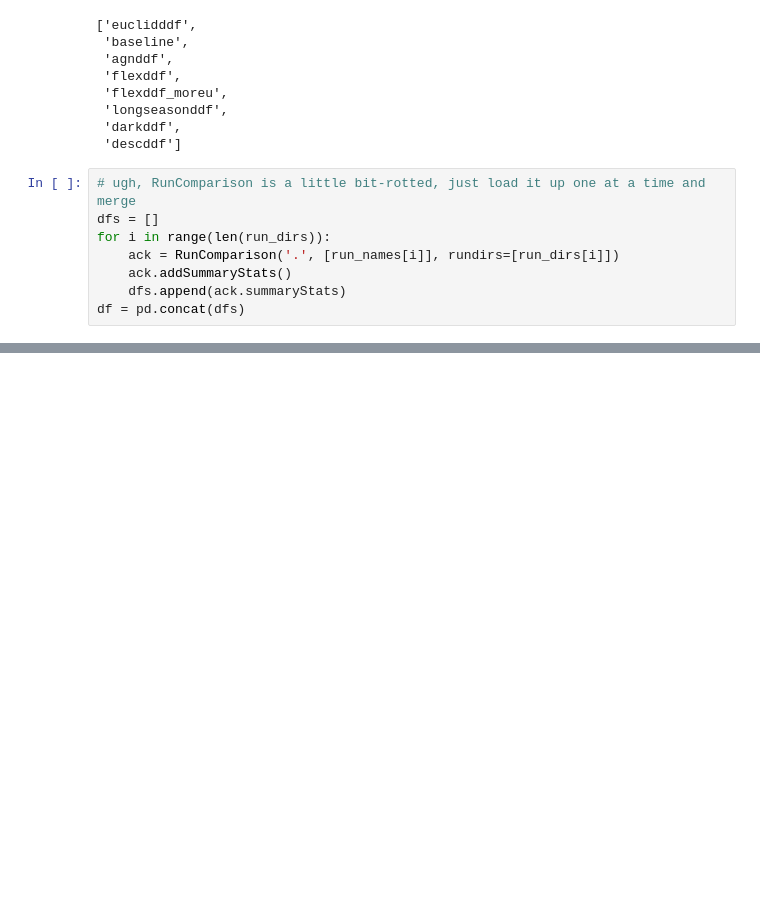
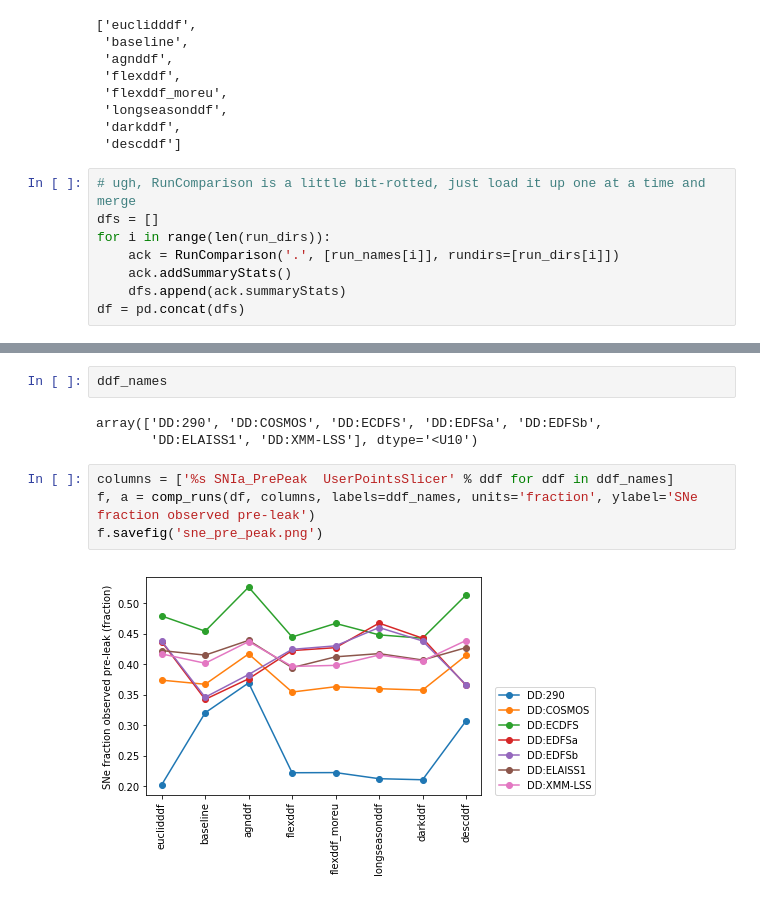
Before and after one commit to lsst-sims/sims_featureScheduler_runs1.4, a Jupyter notebook: ddf_comp/compare_ddf_runs.ipynb, the cells around one changed output, grey strips where cells are left out. Drawn from its saved outputs; the diff is of its cells as text; blank space fills up the shorter version.

```diff
--- a/ddf_comp/compare_ddf_runs.ipynb
+++ b/ddf_comp/compare_ddf_runs.ipynb
@@ -72,0 +96,11 @@ f, a = comp_runs(df, colnames, labels='ugrizy', ylabel='DD:XMM-LSS, median depth
+# %%
+ddf_names
+# %% [output]
+array(['DD:290', 'DD:COSMOS', 'DD:ECDFS', 'DD:EDFSa', 'DD:EDFSb',
+       'DD:ELAISS1', 'DD:XMM-LSS'], dtype='<U10')
+# %%
+columns = ['%s SNIa_PrePeak  UserPointsSlicer' % ddf for ddf in ddf_names]
+f, a = comp_runs(df, columns, labels=ddf_names, units='fraction', ylabel='SNe fraction observed pre-leak')
+f.savefig('sne_pre_peak.png')
+# %% [output]
+[figure, added]
```
Also changed, not shown: parts of 23 cells of this notebook.
